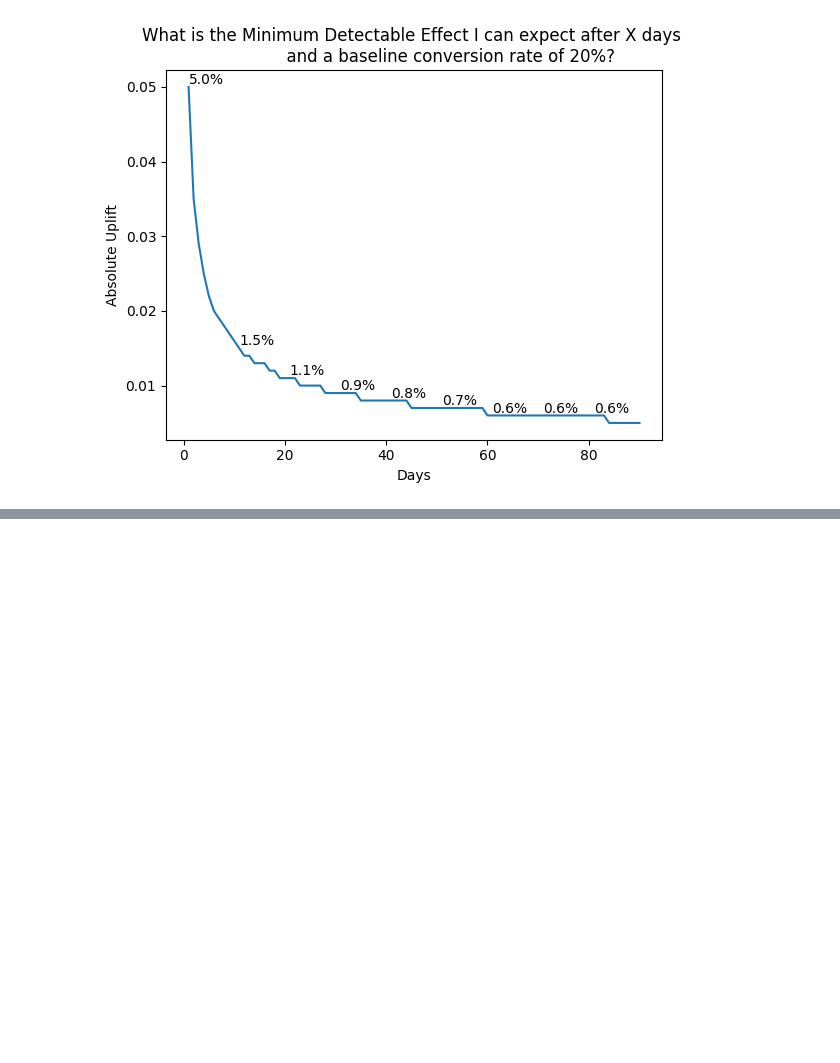
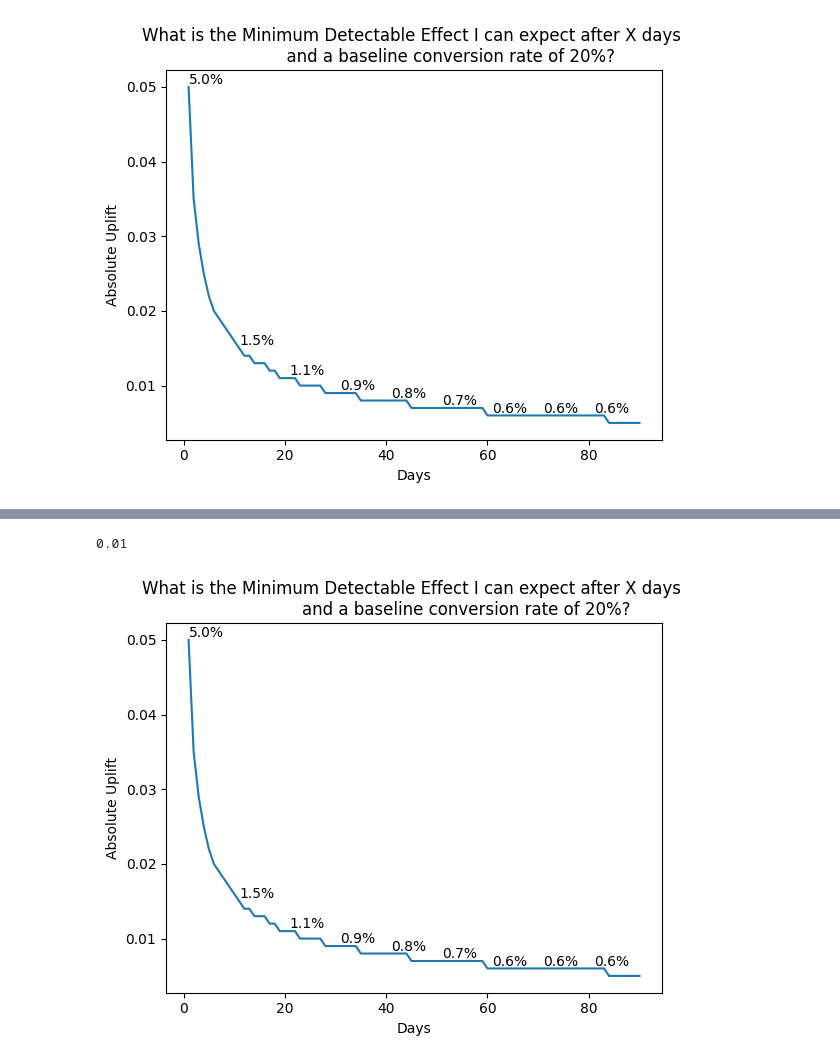
Before and after one commit to laegatha/action-xp-time, a Jupyter notebook: Stats skeleton.ipynb, the cells around one changed output, grey strips where cells are left out. Saved outputs shown, nothing was run; the diff lists cells and outputs as text; code cells hidden in the pictures; blank space fills up the shorter version.

Commit message:
feat: plot cumulative mde from R power function

```diff
--- a/Stats skeleton.ipynb
+++ b/Stats skeleton.ipynb
@@ -211,0 +228,4 @@ plot_cumulative_mde(l_days, l_absolute_delta, l_relative_delta, abs_or_rel_effec
+# %%
+po._compute_delta(p1=p1, n=n, alpha=alpha, beta=1-power)
+# %% [output]
+0.01
@@ -211,0 +234,20 @@ plot_cumulative_mde(l_days, l_absolute_delta, l_relative_delta, abs_or_rel_effec
+# %%
+# user choice
+daily_ss_per_group = 1000
+baseline_conversion_rate = 20 # in %
+abs_or_rel_effect = 'absolute' # 'absolute' or 'relative'
+
+# fixed parameters
+max_lim_days = 90
+power = 0.8
+confidence_level = 0.95
+
+dd = DeltaDays(daily_ss_per_group=daily_ss_per_group,
+               max_lim_days=max_lim_days,
+               baseline_conversion_rate=baseline_conversion_rate,
+               confidence_level=confidence_level,
+               power=power)
+# %%
+l_ss_per_group = dd.compute_cumulative_ss()
+l_absolute_delta = dd.compute_absolute_delta(l_ss_per_group)
+l_relative_delta = dd.compute_relative_delta(l_absolute_delta)
@@ -211,0 +256,11 @@ plot_cumulative_mde(l_days, l_absolute_delta, l_relative_delta, abs_or_rel_effec
+# %%
+sdp = StatsDaysPlot()
+
+l_days = list(range(1, max_lim_days + 1))
+
+sdp._plot_cumulative_mde(baseline_conversion_rate=baseline_conversion_rate,
+                     l_days=l_days,
+                     l_absolute_delta=l_absolute_delta,
+                     l_relative_delta=l_relative_delta)
+# %% [output]
+[figure, added]
```
Also changed, not shown: parts of 6 cells of this notebook, 6 other files.
